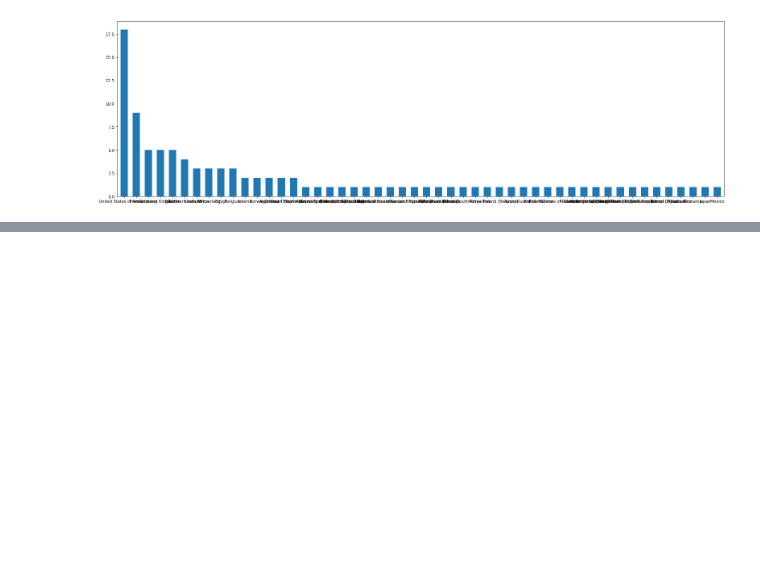
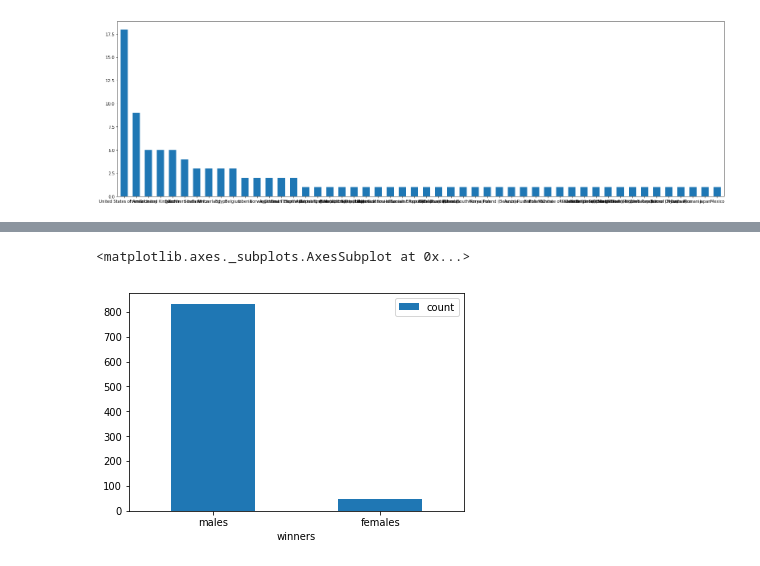
Before and after one commit to maggieezzat/Visual-History-of-Nobel-Prize-Winners, a Jupyter notebook: DE-project(Data Cleaning).ipynb, the cells around one changed output, grey strips where cells are left out. Drawn from its saved outputs; the diff is of its cells as text; code cells hidden in the pictures; blank space fills up the shorter version.

```diff
--- a/DE-project(Data Cleaning).ipynb
+++ b/DE-project(Data Cleaning).ipynb
@@ -869,0 +885,16 @@ peace_country.plot.bar(rot=0, figsize=(27,8), width=0.6)
+# %%
+#first we get the individuals.
+ind = nobel_cleaned.loc[nobel_cleaned['Laureate Type'] == 0]
+
+#we then get the count of the males and the females
+male= ind[ind['Sex'] == 0]
+male_count = male['Sex'].count()
+female = ind[ind['Sex'] == 1]
+female_count = female['Sex'].count()
+
+#plot the bar chart
+df = pd.DataFrame({'winners':['males', 'females'], 'count':[male_count, female_count]})
+df.plot.bar(x='winners', y='count', rot=0)
+# %% [output]
+<matplotlib.axes._subplots.AxesSubplot at 0x...>
+[figure, added]
```
Also changed, not shown: parts of 1 cell of this notebook.
